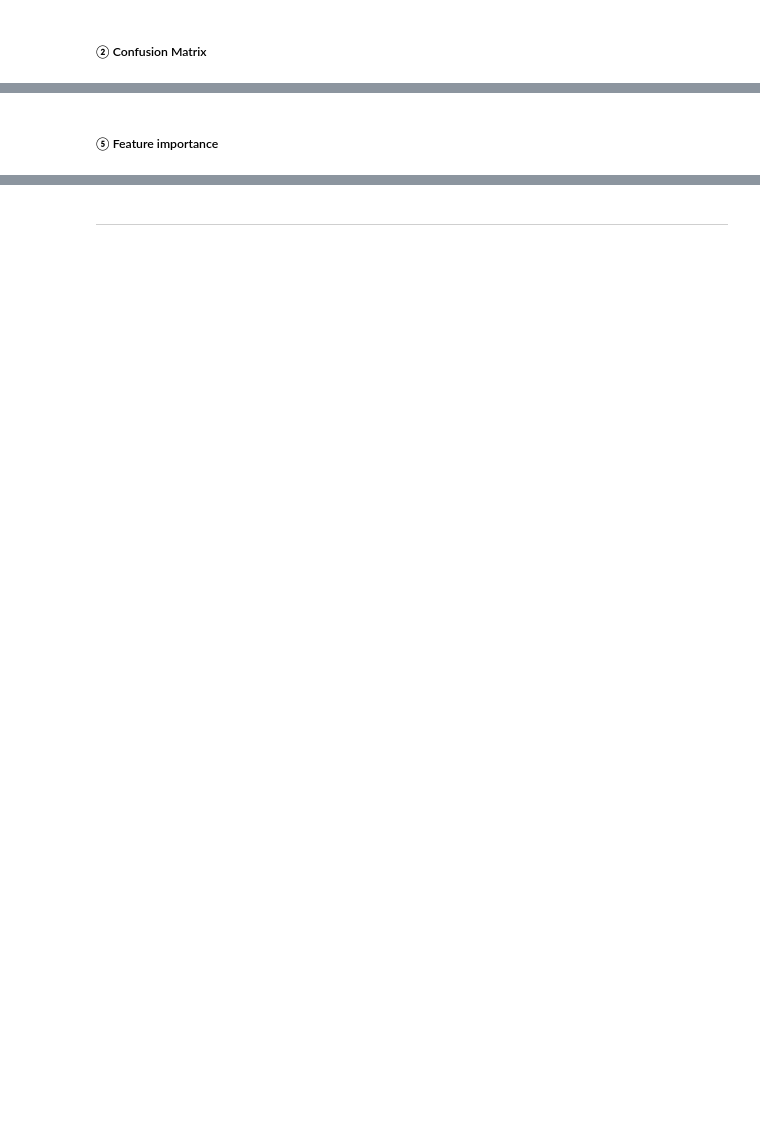
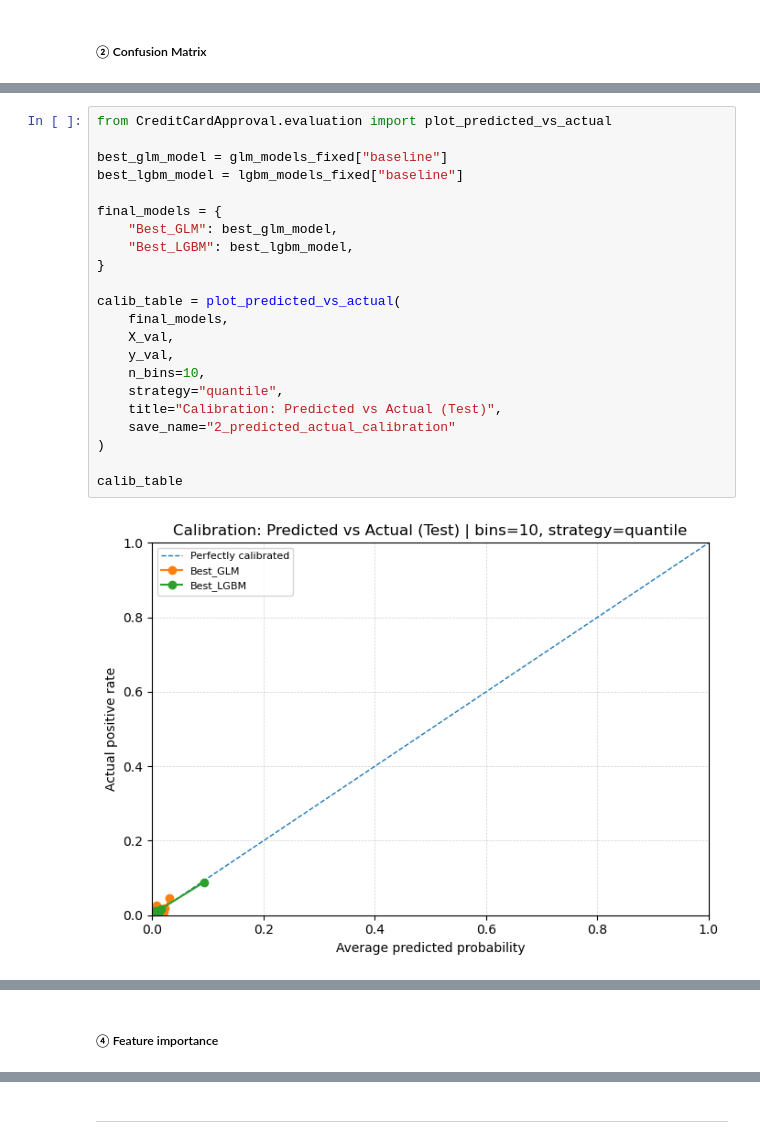
Before and after one commit to IvoryCccn/D100-D400-Project, a Jupyter notebook: notebooks/run_pipeline.ipynb, the cells around one changed output, grey strips where cells are left out. Cells and saved outputs as stored; diff of their text form; blank space fills up the shorter version.

```diff
--- a/notebooks/run_pipeline.ipynb
+++ b/notebooks/run_pipeline.ipynb
@@ -449,0 +470,24 @@ cal_table
+# %%
+from CreditCardApproval.evaluation import plot_predicted_vs_actual
+
+best_glm_model = glm_models_fixed["baseline"]
+best_lgbm_model = lgbm_models_fixed["baseline"]
+
+final_models = {
+    "Best_GLM": best_glm_model,
+    "Best_LGBM": best_lgbm_model,
+}
+
+calib_table = plot_predicted_vs_actual(
+    final_models,
+    X_val,
+    y_val,
+    n_bins=10,
+    strategy="quantile",
+    title="Calibration: Predicted vs Actual (Test)",
+    save_name="2_predicted_actual_calibration"
+)
+
+calib_table
+# %% [output]
+[figure, added]
@@ -450,3 +511,3 @@ cal_table
 # %% [markdown]
-##### ⑤ Feature importance
+##### ④ Feature importance
 # %%
```
Also changed, not shown: parts of 36 cells of this notebook, 12 other files.
